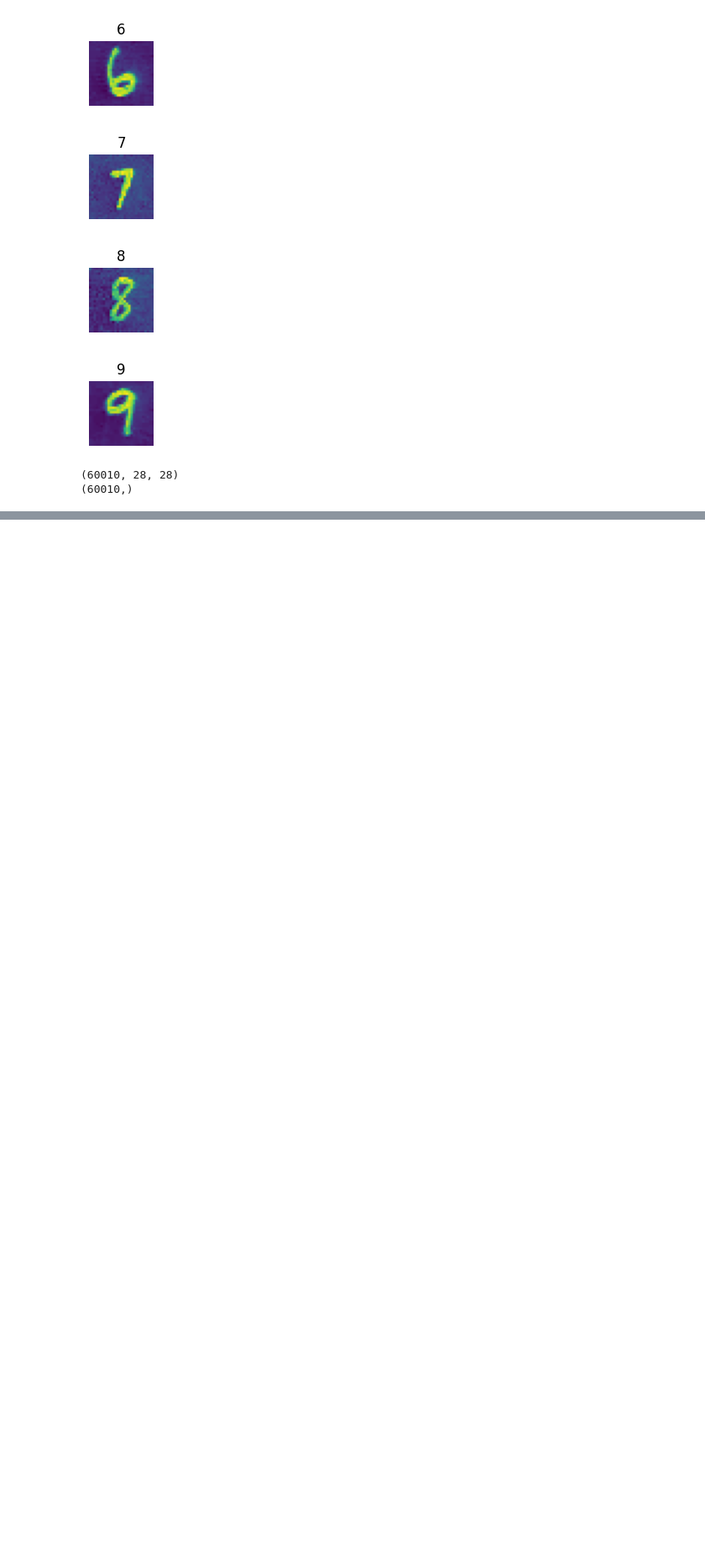
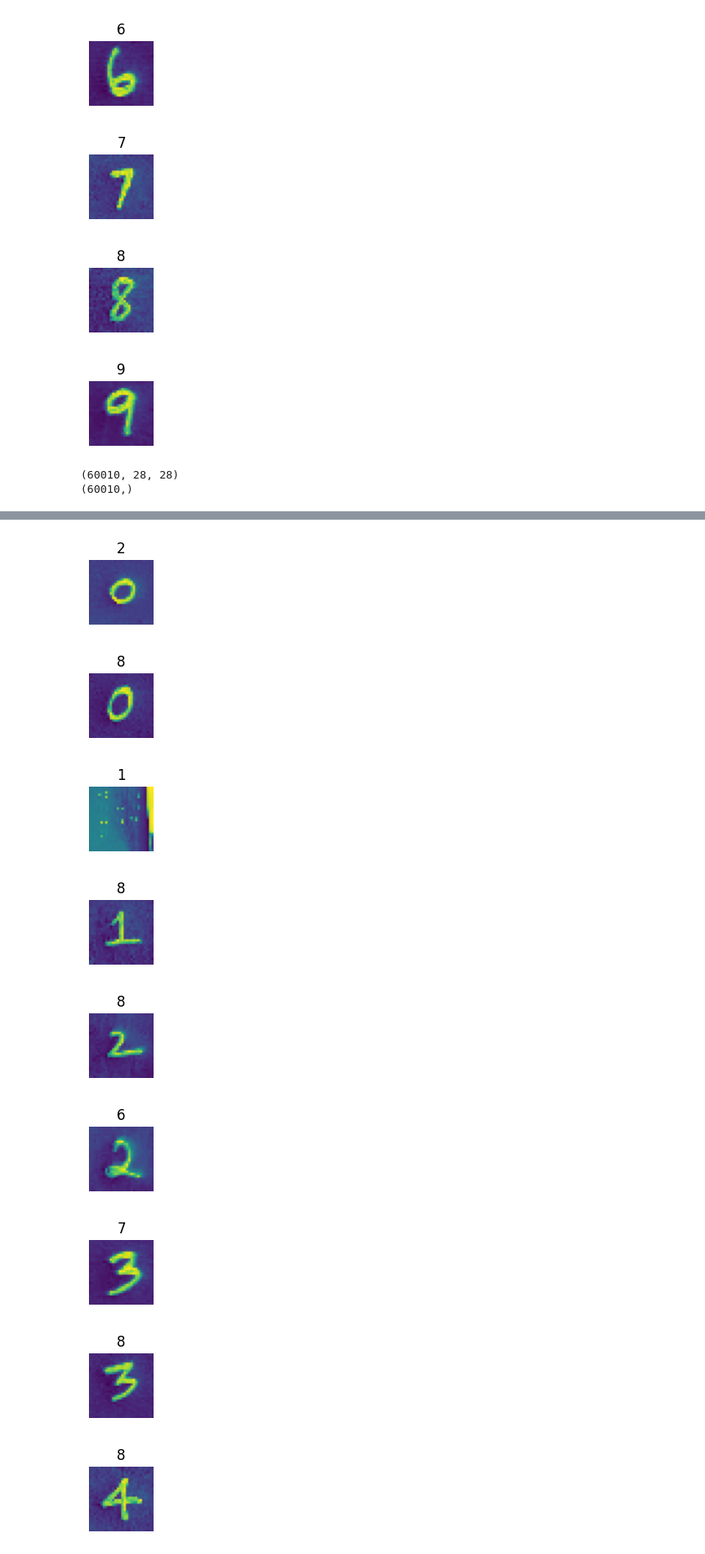
Before and after one commit to prasanna-venkatesh-m/MINST-Digits-Classification, a Jupyter notebook: MINST_Digits_Classification.ipynb, the cells around one changed output, grey strips where cells are left out. Shown at 84% size. Drawn from its saved outputs; the diff is of its cells as text; code cells hidden in the pictures; blank space fills up the shorter version.

Commit message:
Testing Handwritten digits using Trained model

```diff
--- a/MINST_Digits_Classification.ipynb
+++ b/MINST_Digits_Classification.ipynb
@@ -79,8 +79,8 @@ print(new_y.shape)
 (60010,)
 # %%
 ohe = OneHotEncoder()
-y_train_ohe = ohe.fit_transform(new_x.reshape(-1,1)).toarray()
-y_test_ohe = ohe.transform(new_y.reshape(-1,1)).toarray()
+y_train_ohe = ohe.fit_transform(new_y.reshape(-1,1)).toarray()
+y_test_ohe = ohe.transform(y_test.reshape(-1,1)).toarray()
 # %%
 plt.figure(figsize=(20,10))
 
@@ -156,0 +194,4 @@ accuracy_score(y_test, np.argmax(y_pred, axis=1))
+# %%
+test = np.array(test_samples_x)
+# %%
+predicted = model.predict(test)
@@ -156,0 +200,17 @@ accuracy_score(y_test, np.argmax(y_pred, axis=1))
+# %%
+for i in range(len(test)):
+  plt.figure(figsize=(1,1))
+  plt.imshow(test[i])
+  plt.title(np.argmax(predicted[i]))
+  plt.axis('off')
+  plt.show()
+# %% [output]
+[figure, added]
+[figure, added]
+[figure, added]
+[figure, added]
+[figure, added]
+[figure, added]
+[figure, added]
+[figure, added]
+[figure, added]
```
Also changed, not shown: parts of 10 cells of this notebook.
